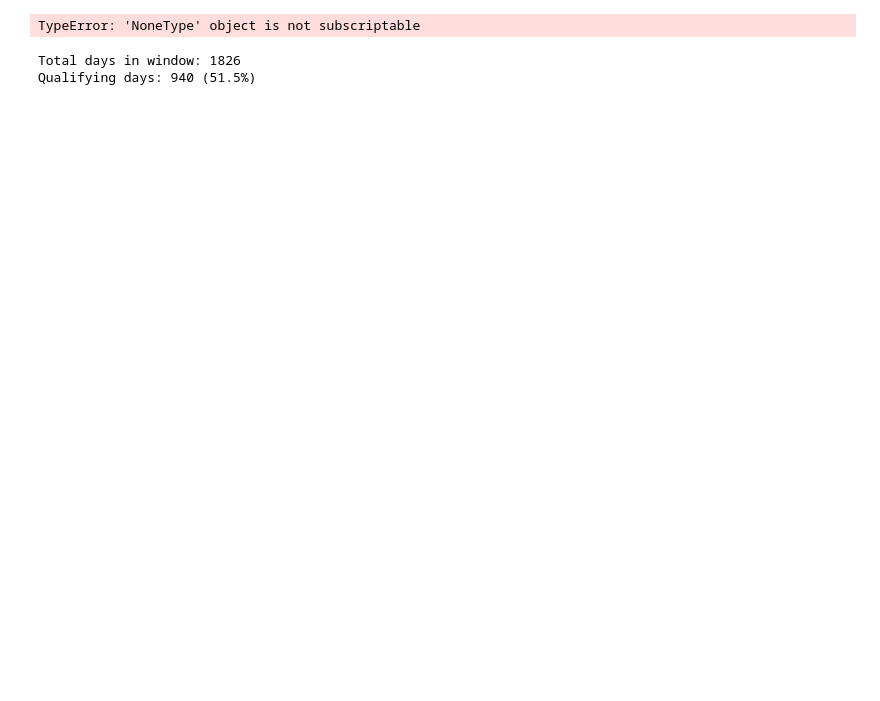
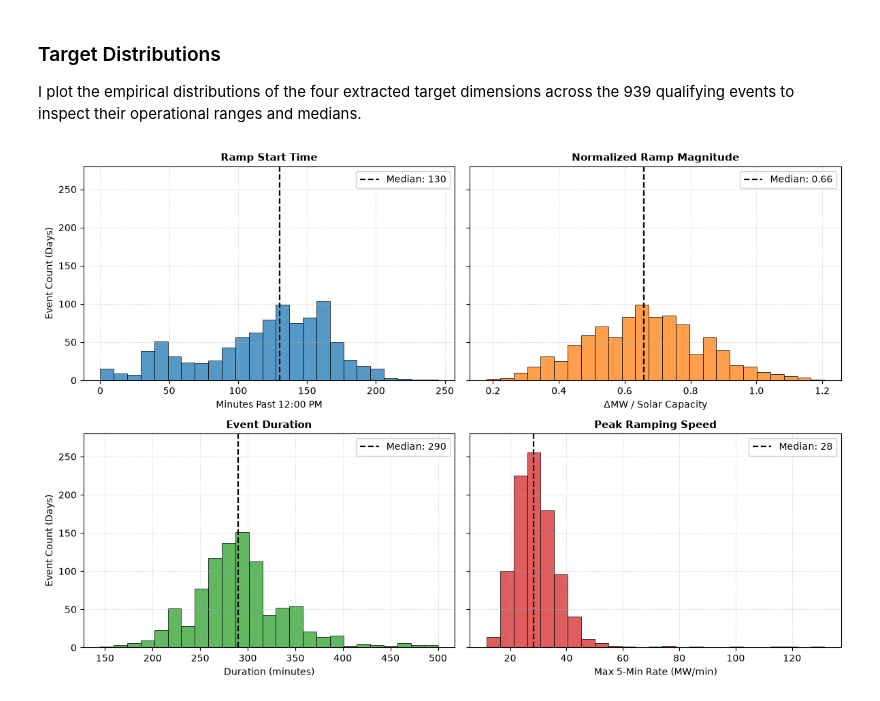
Before and after one commit to evanhk/eveningPowerRamp, a Jupyter notebook: notebooks/02_ramp_segmentation.ipynb, the cells around one changed output. Saved outputs shown, nothing was run; the diff lists cells and outputs as text; code cells hidden in the pictures; blank space fills up the shorter version.

```diff
--- a/notebooks/02_ramp_segmentation.ipynb
+++ b/notebooks/02_ramp_segmentation.ipynb
@@ -731,3 +138,13 @@ def extract_ramp_targets(day_data):
 # %%
-d = df[df["interval_start_local"].dt.date == pd.to_datetime("2025-07-25").date()]
-extract_ramp_targets(d)
+qualifying_set = set(qualifying_dates)
+df_qual = df[df["interval_start_local"].dt.date.isin(qualifying_set)].copy()
+
+target_records = []
+for _, day_df in df_qual.groupby(df_qual["interval_start_local"].dt.date):
+    result = extract_ramp_targets(day_df)
+    if result is not None:
+        target_records.append(result)
+
+targets_df = pd.DataFrame(target_records)
+print(f"Extracted {len(targets_df)} ramp events from {len(qualifying_set)} qualifying days ({len(targets_df) / len(qualifying_set):.1%})")
+targets_df[["t_start_min", "delta_mw_norm", "delta_t_min", "s_max", "delta_mw_raw"]].describe().round(2)
@@ -734,17 +162,8 @@ extract_ramp_targets(d)
-# %%
-plot_day(d)
-# %% [output]
-TypeError: 'NoneType' object is not subscriptable
+# %% [markdown]
+### Target Distributions
+
+I plot the empirical distributions of the four extracted target dimensions across the 939 qualifying events to inspect their operational ranges and medians.
 # %%
-qualifying_dates = set(solar_pen_filter(df))
-df_qual = df[df["interval_start_local"].dt.date.isin(qualifying_dates)].copy()
-
-target_records = []
-for date, day_df in df_qual.groupby(df_qual["interval_start_local"].dt.date):
-  result = extract_ramp_targets(day_df)
-  if result is not None:
-    target_records.append(result)
-targets_df = pd.DataFrame(target_records)
+plot_target_distributions(targets_df)
 # %% [output]
-Total days in window: 1826
-Qualifying days: 940 (51.5%)
+[figure, added]
```
Also changed, not shown: parts of 43 cells of this notebook, 8 other files.
